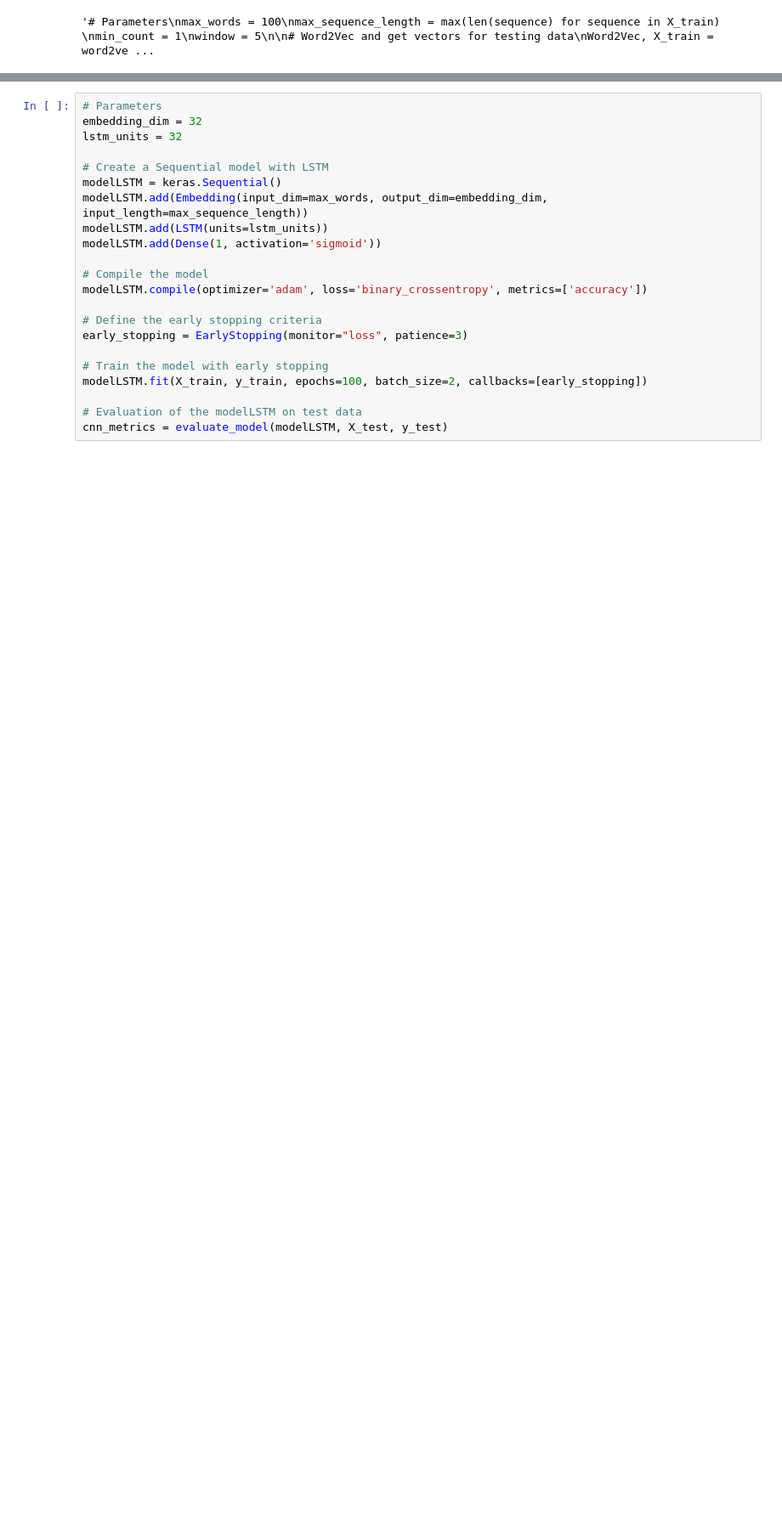
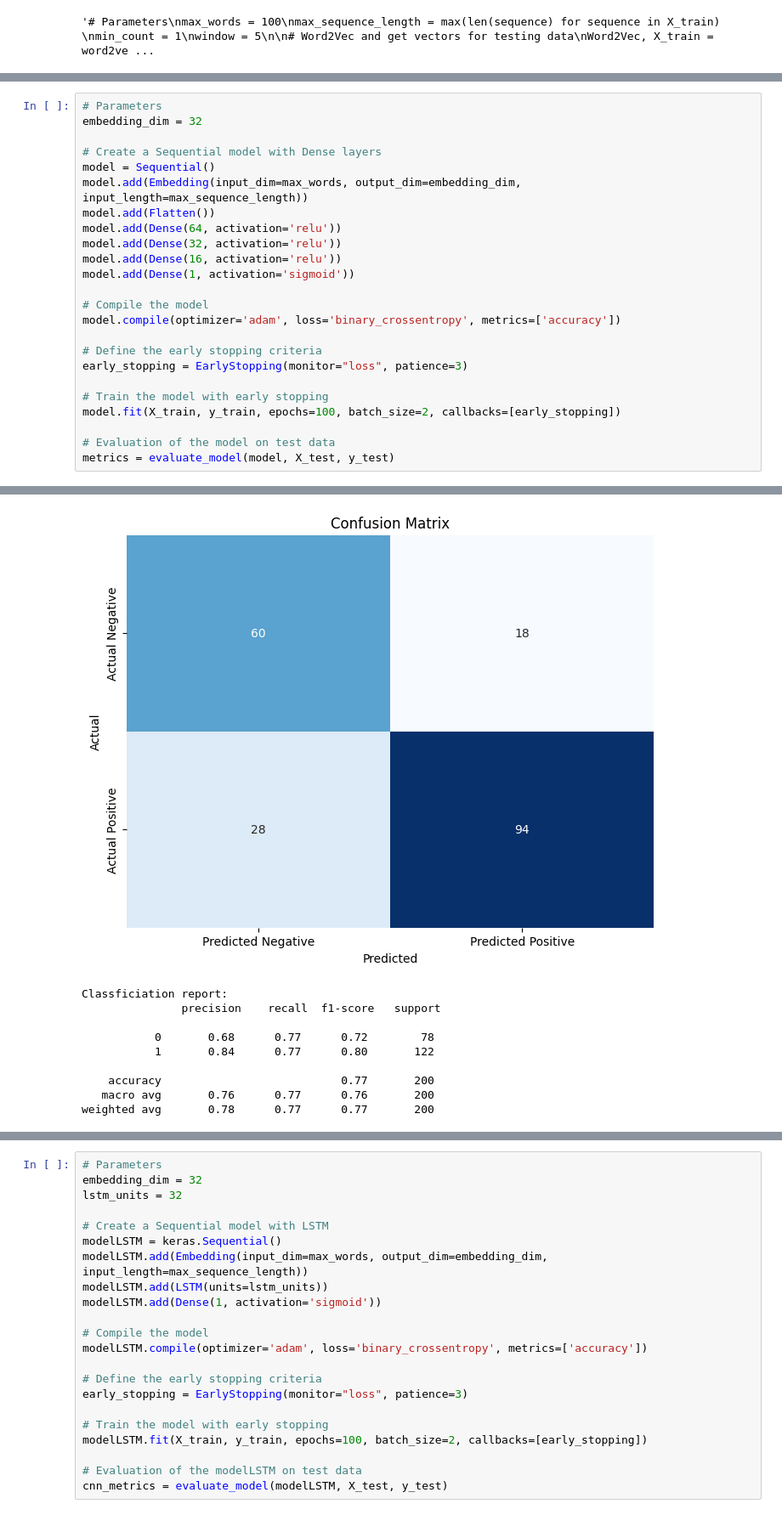
Before and after one commit to maxpline83/NLP_Phishing_Classification, a Jupyter notebook: 3_deep_learning.ipynb, the cells around one changed output, grey strips where cells are left out. Shown: that part at 85% size. Drawn from its saved outputs; the diff is of its cells as text; blank space fills up the shorter version.

```diff
--- a/3_deep_learning.ipynb
+++ b/3_deep_learning.ipynb
@@ -62,3 +63,28 @@ We will try 3 types of Deep Learning models:
 - CNN
 
 For each of this model, we will use a Tokenizer to encode the input. We ill use Adam as optimizer and binary_crossentropy as loss function. We also implemented an early stopper to avoid overfitting.
+# %%
+# Parameters
+embedding_dim = 32
+
+# Create a Sequential model with Dense layers
+model = Sequential()
+model.add(Embedding(input_dim=max_words, output_dim=embedding_dim, input_length=max_sequence_length))
+model.add(Flatten())
+model.add(Dense(64, activation='relu'))
+model.add(Dense(32, activation='relu'))
+model.add(Dense(16, activation='relu'))
+model.add(Dense(1, activation='sigmoid'))
+
+# Compile the model
+model.compile(optimizer='adam', loss='binary_crossentropy', metrics=['accuracy'])
+
+# Define the early stopping criteria
+early_stopping = EarlyStopping(monitor="loss", patience=3)
+
+# Train the model with early stopping
+model.fit(X_train, y_train, epochs=100, batch_size=2, callbacks=[early_stopping])
+
+# Evaluation of the model on test data
+metrics = evaluate_model(model, X_test, y_test)
+# %% [output]
@@ -65,3 +108,13 @@ For each of this model, we will use a Tokenizer to encode the input. We ill use
+[figure, added]
+Classficiation report:
+               precision    recall  f1-score   support
+
+           0       0.68      0.77      0.72        78
+           1       0.84      0.77      0.80       122
+
+    accuracy                           0.77       200
+   macro avg       0.76      0.77      0.76       200
+weighted avg       0.78      0.77      0.77       200
 # %%
 # Parameters
 embedding_dim = 32
```
Also changed, not shown: parts of 5 cells of this notebook, 2 other files.
